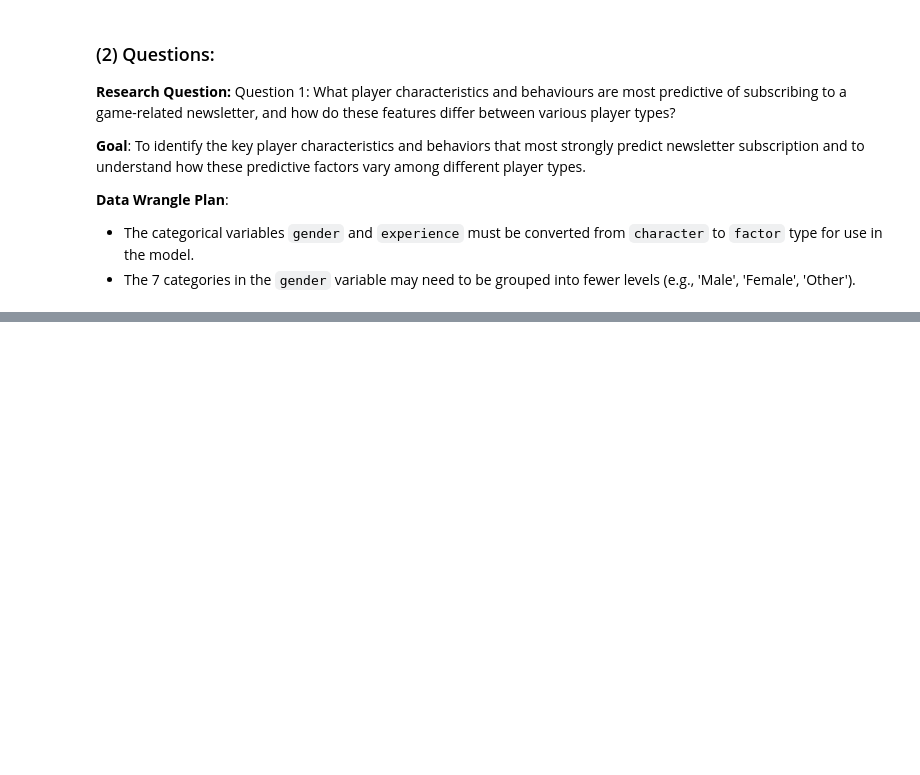
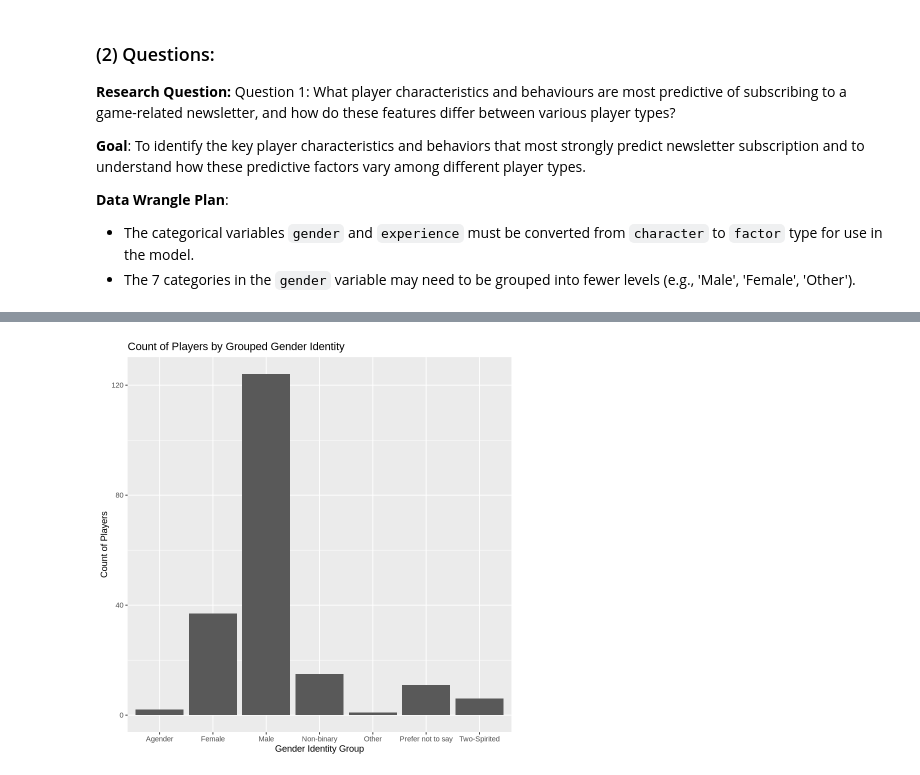
Before and after one commit to devinjae/Project-Planning-Stage, a Jupyter notebook: Project Planning Stage.ipynb, the cells around one changed output, grey strips where cells are left out. Drawn from its saved outputs; the diff is of its cells as text; code cells hidden in the pictures; blank space fills up the shorter version.

Commit message:
Exploratory Data Analysis and Visualization

```diff
--- a/Project Planning Stage.ipynb
+++ b/Project Planning Stage.ipynb
@@ -92,0 +69,4 @@ A tibble: 1 × 2
+# %%
+players <- read_csv("data/players.csv") |>
+    mutate(gender = as.factor(gender), experience = as.factor(experience))
+head(players)
@@ -92,0 +104,12 @@ A tibble: 1 × 2
+# %%
+gender_plot <- players |>
+    ggplot(aes(x=gender)) +
+    geom_bar() +
+    labs(
+        title = "Count of Players by Grouped Gender Identity",
+        x = "Gender Identity Group",
+        y = "Count of Players"
+    )
+gender_plot
+# %% [output]
+[figure, added]
```
Also changed, not shown: parts of 7 cells of this notebook.
